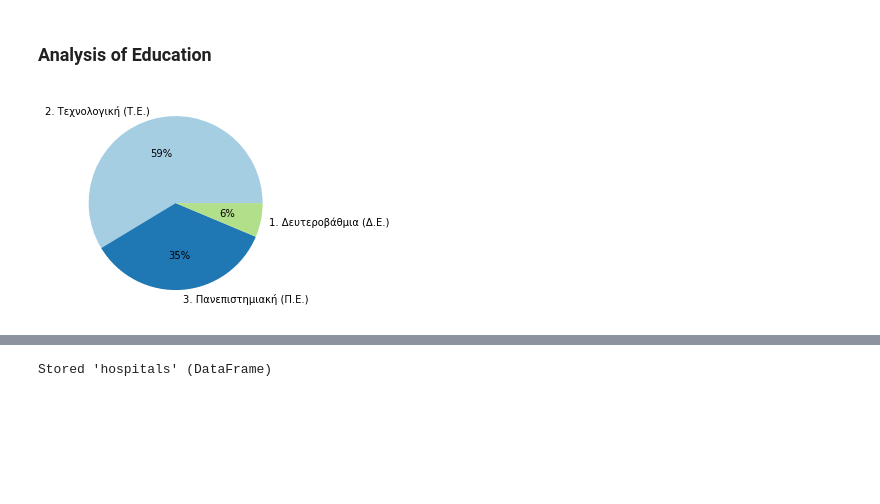
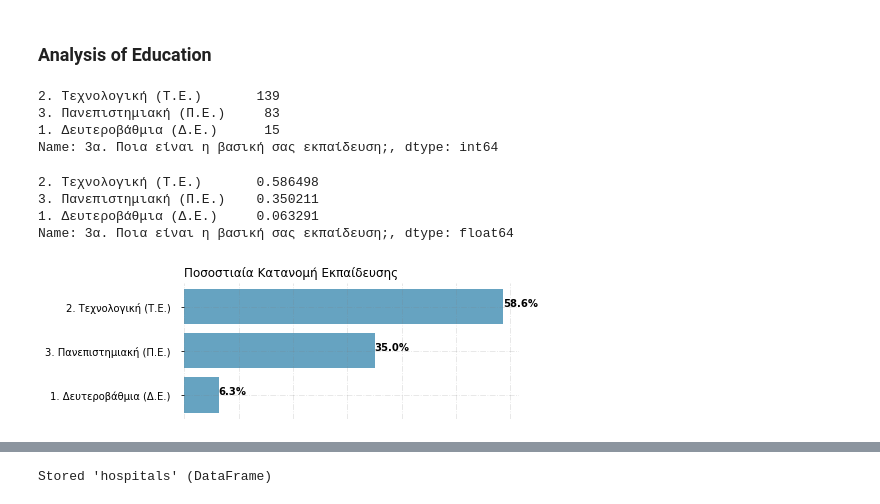
Before and after one commit to stathis99/Statistical-Analysis-for-Patient-Safety, a Jupyter notebook: Staff Analysis/Analysis/1. Collection_IntrernalConsistency_DemographicsAnalysis.ipynb, the cells around one changed output, grey strips where cells are left out. Saved outputs shown, nothing was run; the diff lists cells and outputs as text; code cells hidden in the pictures; blank space fills up the shorter version.

```diff
--- a/Staff Analysis/Analysis/1. Collection_IntrernalConsistency_DemographicsAnalysis.ipynb
+++ b/Staff Analysis/Analysis/1. Collection_IntrernalConsistency_DemographicsAnalysis.ipynb
@@ -510,7 +492,11 @@ labels = relative_frequencies.index
 ### Analysis of Age
 # %%
 age = hospitals_personalInfo['2. Ηλικία…']
-age = age[]
 
-age
-#age["age_group"] = pd.qcut(age, q=[0, 0.4, 0.8, 1],labels=["lowest", "middle", "top"])
+hospitals_personalInfo['2. Ηλικία…'] = hospitals_personalInfo['2. Ηλικία…'].dropna().astype(int)
+
+#split data to buckets
+age = pd.cut(hospitals_personalInfo['2. Ηλικία…'],4)
+
+absolute_frequencies = age.value_counts()
+relative_frequencies = age.value_counts(normalize=True)
@@ -576,13 +567,27 @@ education = hospitals_personalInfo['3α. Ποια είναι η βασική σ
 
 absolute_frequencies = education.value_counts()
 relative_frequencies = education.value_counts(normalize=True)
+# %%
+absolute_frequencies
+# %% [output]
+2. Τεχνολογική (Τ.Ε.)       139
+3. Πανεπιστημιακή (Π.Ε.)     83
+1. Δευτεροβάθμια (Δ.Ε.)      15
+Name: 3α. Ποια είναι η βασική σας εκπαίδευση;, dtype: int64
+# %%
+relative_frequencies
+# %% [output]
+2. Τεχνολογική (Τ.Ε.)       0.586498
+3. Πανεπιστημιακή (Π.Ε.)    0.350211
+1. Δευτεροβάθμια (Δ.Ε.)     0.063291
+Name: 3α. Ποια είναι η βασική σας εκπαίδευση;, dtype: float64
 # %%
-
+#pie chart
 #define data
-data = relative_frequencies
+data = relative_frequencies*100
 labels = relative_frequencies.index
 
-plt.pie(data, labels = labels, colors = colors, autopct='%0.f%%')
-plt.show()
+
+my_graph(labels,data,"Ποσοστιαία Κατανομή Eκπαίδευσης",6,2.5)
 # %% [output]
-[figure, old version]
+[figure, new version]
```
Also changed, not shown: parts of 18 cells of this notebook, 5 other files.
